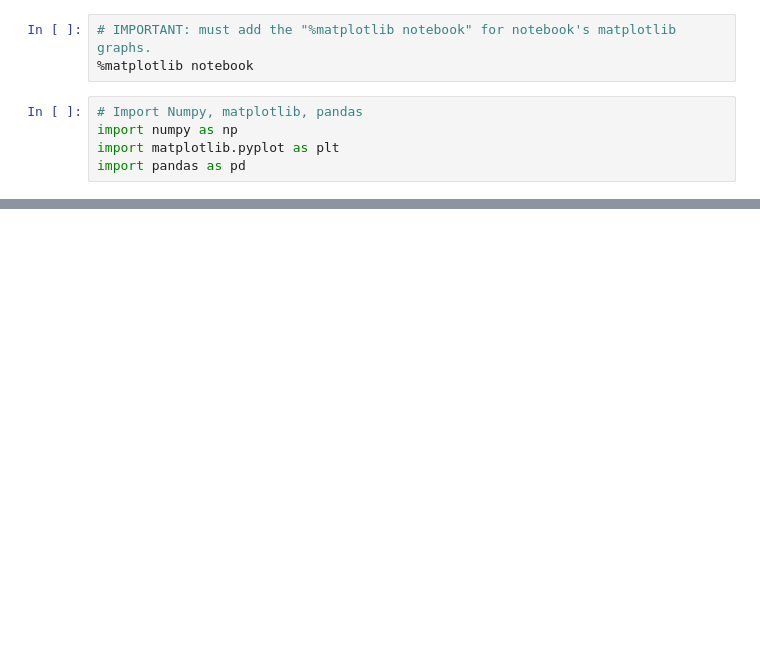
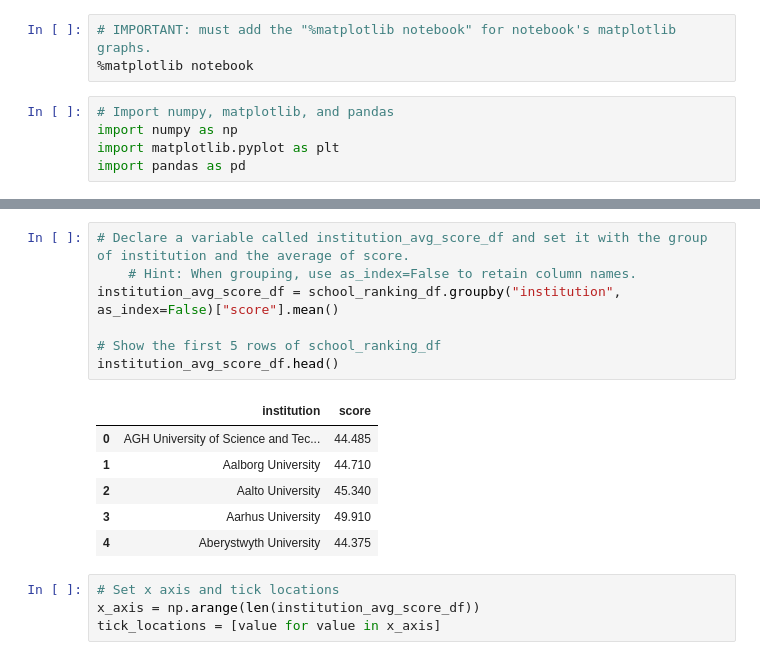
Before and after one commit to EricNg314/Code-Drills, a Jupyter notebook: Matplotlib_Code-Drills/day-01/02/Day-01_02_solved.ipynb, the cells around one changed output, grey strips where cells are left out. Saved outputs shown, nothing was run; the diff lists cells and outputs as text; blank space fills up the shorter version.

Commit message:
Limiting dataset and applying average calculation to csv.

```diff
--- a/Matplotlib_Code-Drills/day-01/02/Day-01_02_solved.ipynb
+++ b/Matplotlib_Code-Drills/day-01/02/Day-01_02_solved.ipynb
@@ -2,7 +2,7 @@
 # IMPORTANT: must add the "%matplotlib notebook" for notebook's matplotlib graphs.
 %matplotlib notebook
 # %%
-# Import Numpy, matplotlib, pandas
+# Import numpy, matplotlib, and pandas
 import numpy as np
 import matplotlib.pyplot as plt
 import pandas as pd
@@ -24,3 +24,21 @@ school_ranking_df.head(10)
 | 7 | 8 | Yale University | USA | 6 | 14 | 31 | ... |
 | 8 | 9 | Columbia University | USA | 7 | 23 | 21 | ... |
 | 9 | 10 | University of California, Berkeley | USA | 8 | 16 | 52 | ... |
+# %%
+# Declare a variable called institution_avg_score_df and set it with the group of institution and the average of score.
+    # Hint: When grouping, use as_index=False to retain column names.
+institution_avg_score_df = school_ranking_df.groupby("institution", as_index=False)["score"].mean()
+
+# Show the first 5 rows of school_ranking_df
+institution_avg_score_df.head()
+# %% [output]
+|  | institution | score |
+| 0 | AGH University of Science and Tec... | 44.485 |
+| 1 | Aalborg University | 44.710 |
+| 2 | Aalto University | 45.340 |
+| 3 | Aarhus University | 49.910 |
+| 4 | Aberystwyth University | 44.375 |
+# %%
+# Set x axis and tick locations
+x_axis = np.arange(len(institution_avg_score_df))
+tick_locations = [value for value in x_axis]
```
Also changed, not shown: parts of 2 cells of this notebook, 2 other files.
